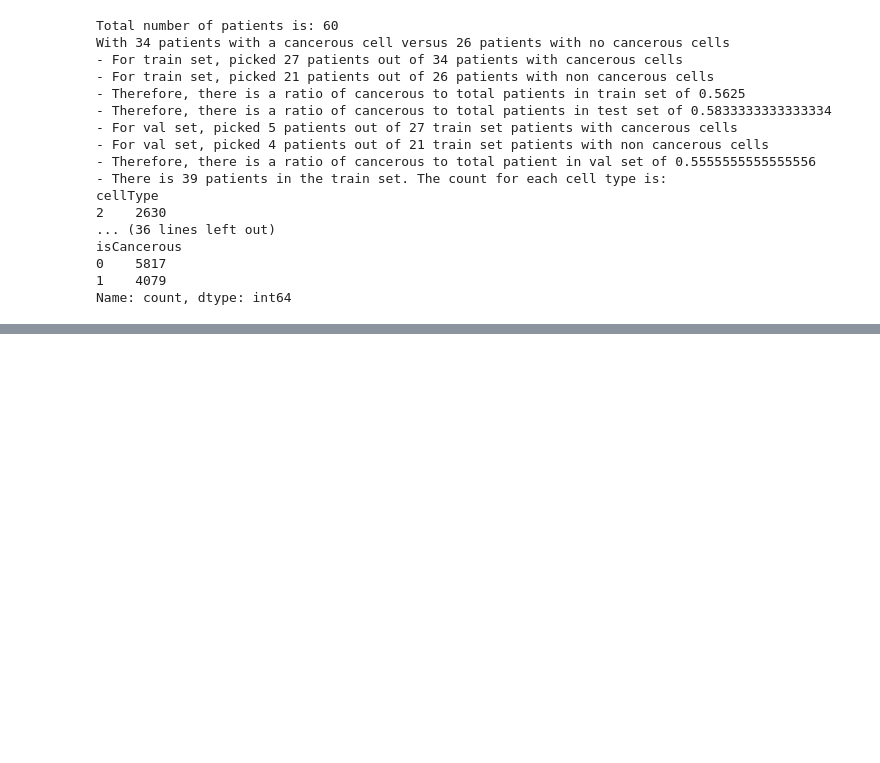
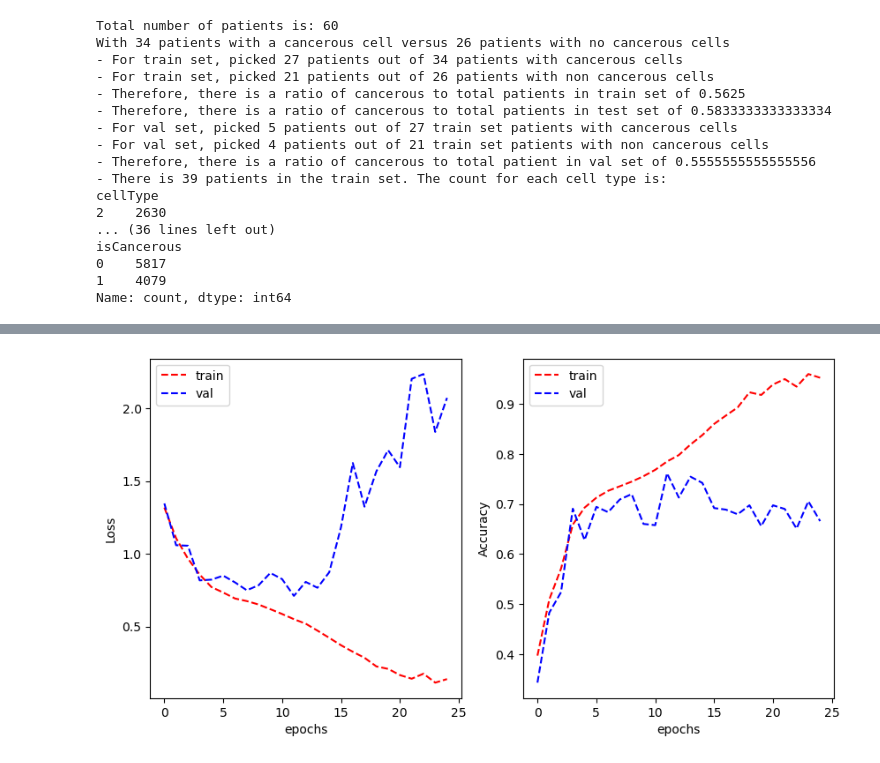
Before and after one commit to aitiab/ML_Assignment2, a Jupyter notebook: Assignment2.ipynb, the cells around one changed output, grey strips where cells are left out. Cells and saved outputs as stored; diff of their text form; code cells hidden in the pictures; blank space fills up the shorter version.

Commit message:
basic base model done. Needs to be fixed to be a proper model. ALso need to answer 1.3 questions

```diff
--- a/Assignment2.ipynb
+++ b/Assignment2.ipynb
@@ -292,0 +283,30 @@ Name: ImageName, Length: 8073, dtype: object
+# %%
+import tensorflow as tf
+
+
+model_VGG_1 = tf.keras.Sequential([
+    #VGG block 1
+    tf.keras.layers.Conv2D(27, (3, 3), activation='relu', padding='same', input_shape=(27, 27, 3)),
+    tf.keras.layers.Conv2D(27, (3, 3), activation='relu', padding='same'),
+    tf.keras.layers.MaxPooling2D((2, 2)),
+
+    #VGG block 2
+    tf.keras.layers.Conv2D(54, (3, 3), activation='relu', padding='same'),
+    tf.keras.layers.Conv2D(54, (3, 3), activation='relu', padding='same'),
+    tf.keras.layers.MaxPooling2D((2, 2)),
+
+    #VGG block 3
+    tf.keras.layers.Conv2D(108, (3, 3), activation='relu', padding='same'),
+    tf.keras.layers.Conv2D(108, (3, 3), activation='relu', padding='same'),
+    tf.keras.layers.MaxPooling2D((2, 2)),
+
+    tf.keras.layers.Flatten(),
+    tf.keras.layers.Dense(108, activation='relu'),
+    tf.keras.layers.Dense(OUTPUT_CLASSES_CELLTYPE),
+])
+# %%
+model_VGG_1.compile(optimizer='adam',
+              loss=tf.keras.losses.CategoricalCrossentropy(from_logits=True),
+              metrics=['categorical_accuracy'])
+# %%
+history_VGG_1 = model_VGG_1.fit(train_generator, validation_data = validation_generator, epochs=25, verbose=0)
@@ -293,3 +319,9 @@ Name: ImageName, Length: 8073, dtype: object
+# %%
+plot_learning_curve(history_VGG_1.history['loss'], history_VGG_1.history['val_loss'],
+                    history_VGG_1.history['categorical_accuracy'], history_VGG_1.history['val_categorical_accuracy'],
+                    metric_name='Accuracy')
+# %% [output]
+[figure, added]
 # %%
 # Appendix
 
```
Also changed, not shown: parts of 4 cells of this notebook.
